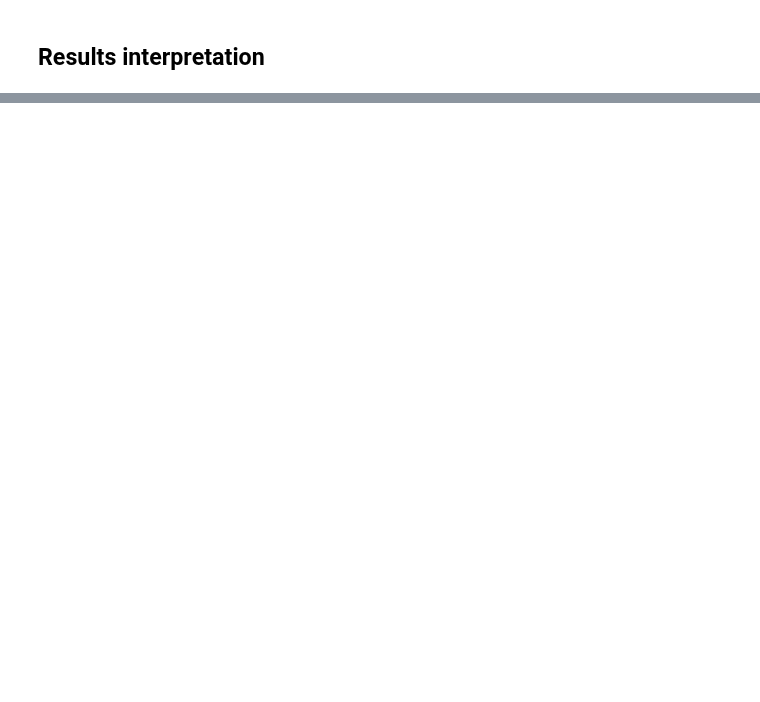
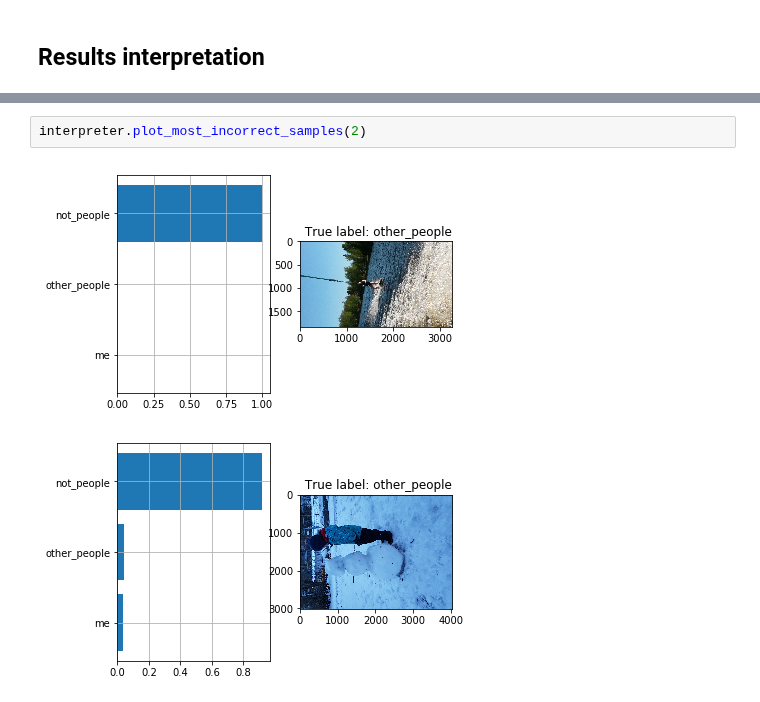
Before and after one commit to omyllymaki/image-classifier, a Jupyter notebook: model_evaluation.ipynb, the cells around one changed output, grey strips where cells are left out. Saved outputs shown, nothing was run; the diff lists cells and outputs as text; blank space fills up the shorter version.

```diff
--- a/model_evaluation.ipynb
+++ b/model_evaluation.ipynb
@@ -74,0 +100,5 @@ Name: label, dtype: object
+# %%
+interpreter.plot_most_incorrect_samples(2)
+# %% [output]
+[figure, added]
+[figure, added]
```
Also changed, not shown: parts of 10 cells of this notebook, 1 other file.
